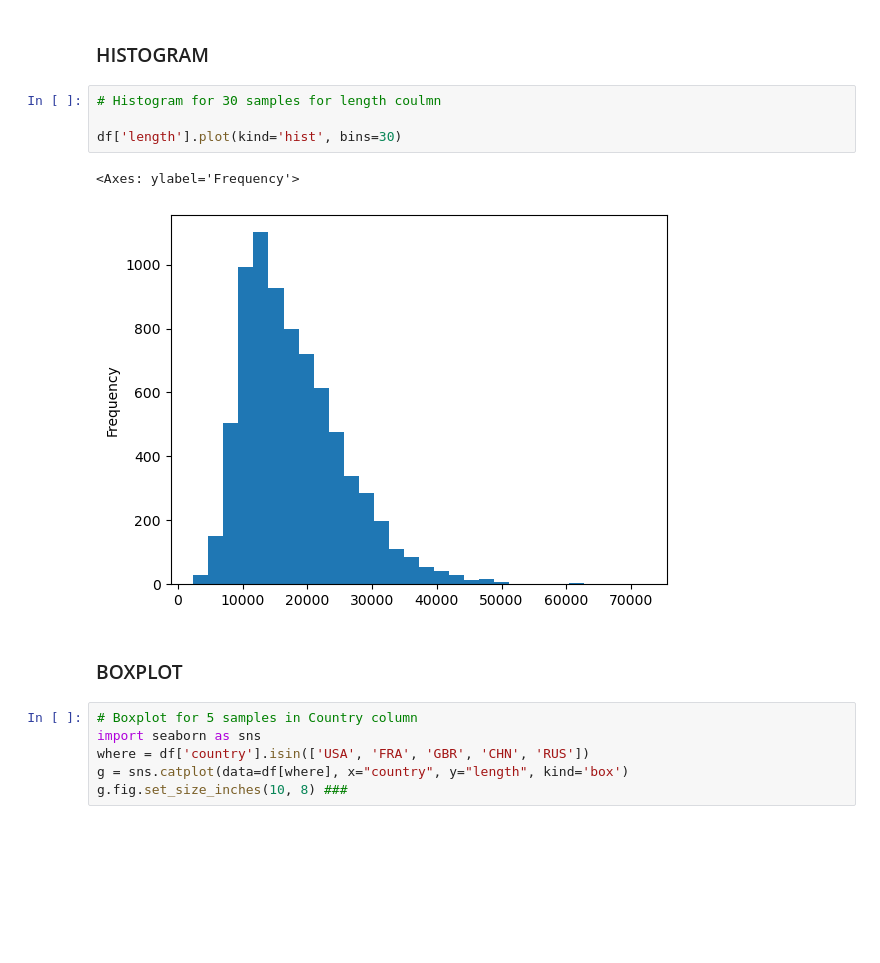
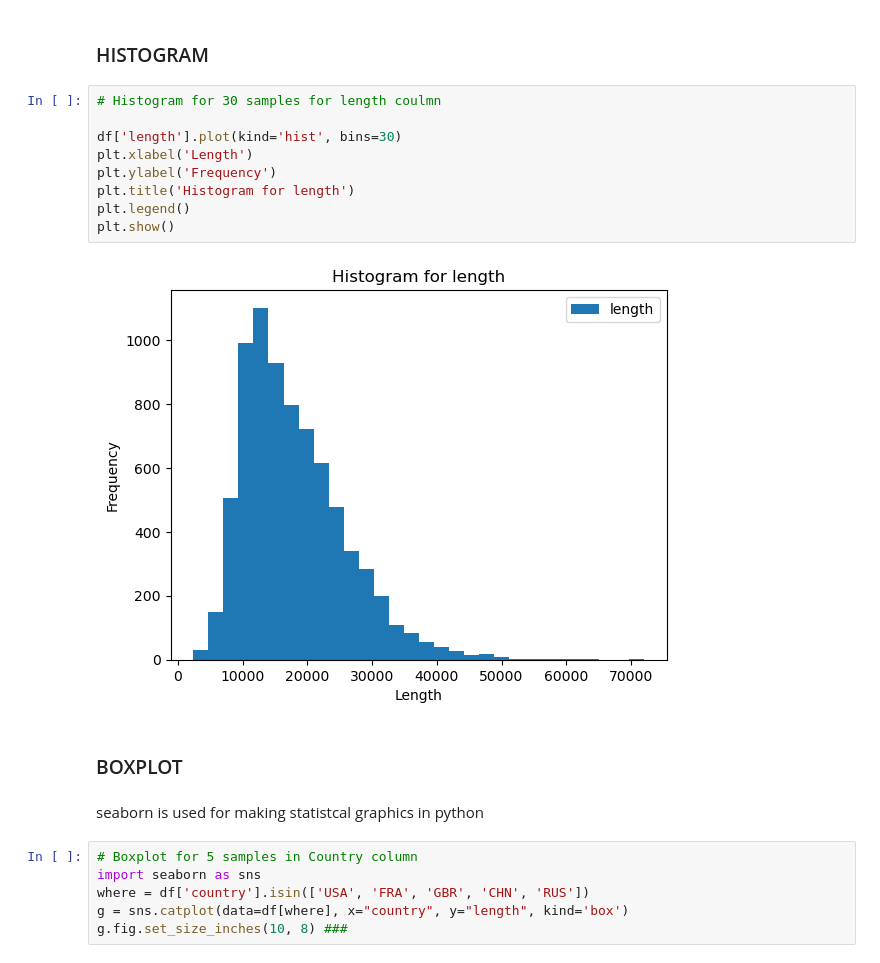
Before and after one commit to klikithareddy/TextBasedAnalysis, a Jupyter notebook: Class2.ipynb, the cells around one changed output. Cells and saved outputs as stored; diff of their text form; blank space fills up the shorter version.

```diff
--- a/Class2.ipynb
+++ b/Class2.ipynb
@@ -162,12 +169,18 @@ df['length'].plot(kind='box', vert=False)
 # %%
 # Histogram for 30 samples for length coulmn
 
 df['length'].plot(kind='hist', bins=30)
+plt.xlabel('Length')
+plt.ylabel('Frequency')
+plt.title('Histogram for length')
+plt.legend()
+plt.show()
 # %% [output]
-<Axes: ylabel='Frequency'>
-[figure, old version]
+[figure, new version]
 # %% [markdown]
 ### BOXPLOT
+# %% [markdown]
+seaborn is used for making statistcal graphics in python
 # %%
 # Boxplot for 5 samples in Country column
 import seaborn as sns
```
Also changed, not shown: parts of 7 cells of this notebook.
